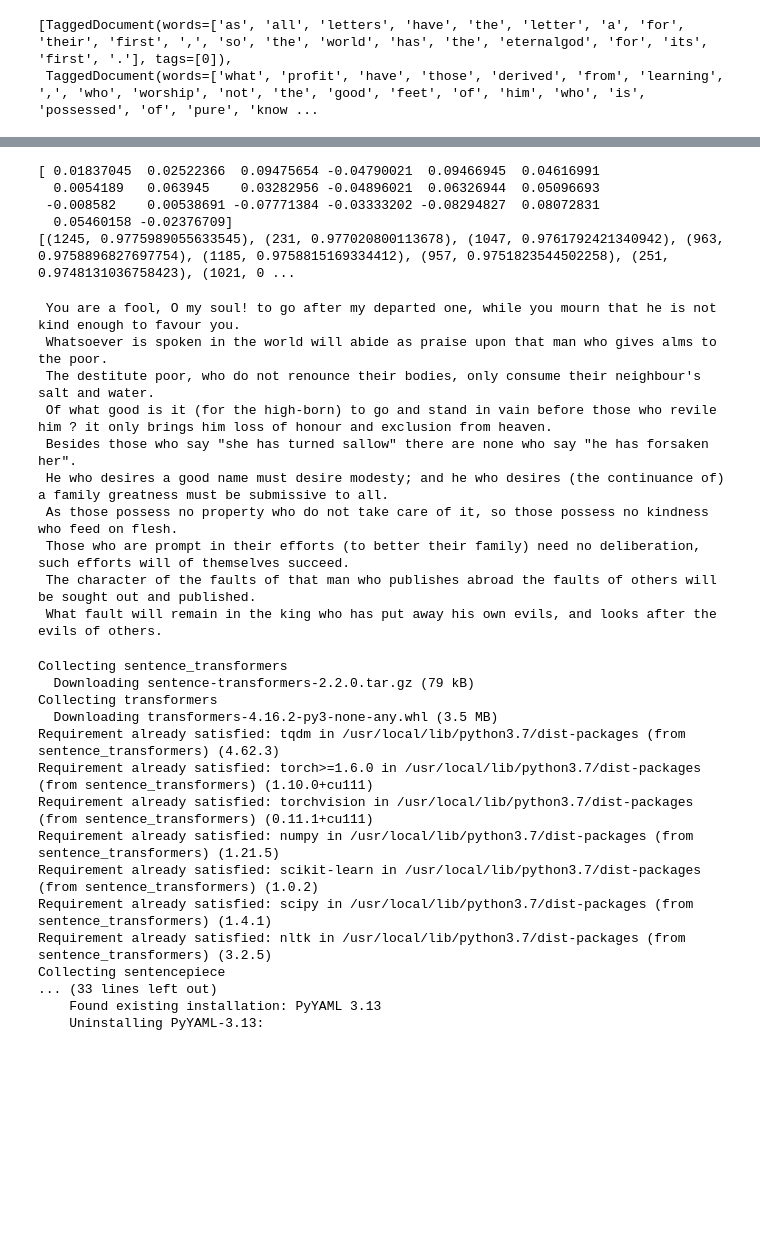
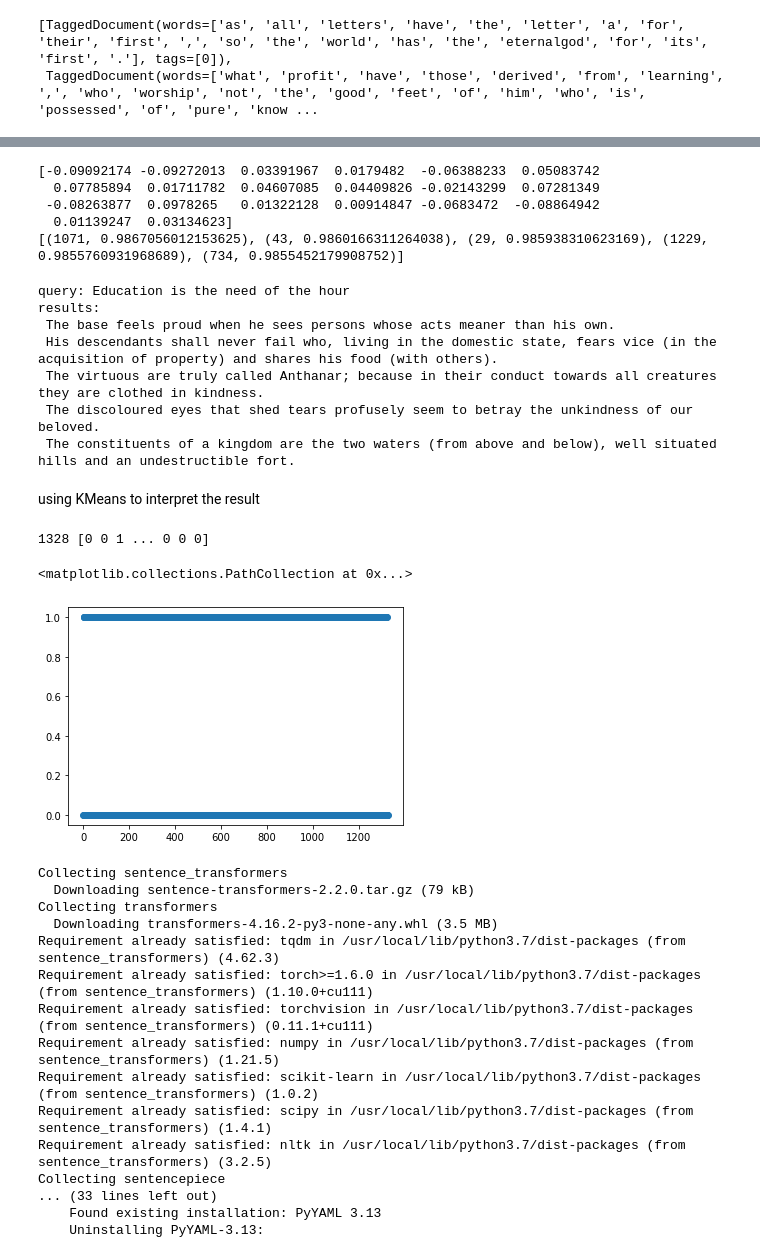
Before and after one commit to knitts-team/Context-Comprehension-Enhancement-Tamil, a Jupyter notebook: notebooks/Quote_Suggestion.ipynb, the cells around one changed output, grey strips where cells are left out. Cells and saved outputs as stored; diff of their text form; code cells hidden in the pictures; blank space fills up the shorter version.

```diff
--- a/notebooks/Quote_Suggestion.ipynb
+++ b/notebooks/Quote_Suggestion.ipynb
@@ -148,30 +148,32 @@ Wall time: 1.25 s
       dtype=float32)]
 # %%
-test_doc = word_tokenize("Education is the need of the hour".lower())
+query = "Education is the need of the hour"
+test_doc = word_tokenize(query.lower())
 test_doc_vector = model.infer_vector(test_doc)
 print(test_doc_vector)
 model.dv = model.__dict__['docvecs']
-x = model.dv.most_similar(positive = [test_doc_vector], topn=10)
+x = model.dv.most_similar(positive = [test_doc_vector], topn=5)
 print(x)
 # %% [output]
-[ 0.01837045  0.02522366  0.09475654 -0.04790021  0.09466945  0.04616991
-  0.0054189   0.063945    0.03282956 -0.04896021  0.06326944  0.05096693
- -0.008582    0.00538691 -0.07771384 -0.03333202 -0.08294827  0.08072831
-  0.05460158 -0.02376709]
-[(1245, 0.9775989055633545), (231, 0.977020800113678), (1047, 0.9761792421340942), (963, 0.9758896827697754), (1185, 0.9758815169334412), (957, 0.9751823544502258), (251, 0.9748131036758423), (1021, 0 ...
+[-0.09092174 -0.09272013  0.03391967  0.0179482  -0.06388233  0.05083742
+  0.07785894  0.01711782  0.04607085  0.04409826 -0.02143299  0.07281349
+ -0.08263877  0.0978265   0.01322128  0.00914847 -0.0683472  -0.08864942
+  0.01139247  0.03134623]
+[(1071, 0.9867056012153625), (43, 0.9860166311264038), (29, 0.985938310623169), (1229, 0.9855760931968689), (734, 0.9855452179908752)]
 # %%
 index = [sentences[j] for j in [i[0] for i in x]]
 # index = [i[0] for i in x]
+print('query:', query )
+print('results:')
 for y in index:
     print(y)
 # %% [output]
- You are a fool, O my soul! to go after my departed one, while you mourn that he is not kind enough to favour you.
- Whatsoever is spoken in the world will abide as praise upon that man who gives alms to the poor.
- The destitute poor, who do not renounce their bodies, only consume their neighbour's salt and water.
- Of what good is it (for the high-born) to go and stand in vain before those who revile him ? it only brings him loss of honour and exclusion from heaven.
- Besides those who say "she has turned sallow" there are none who say "he has forsaken her".
- He who desires a good name must desire modesty; and he who desires (the continuance of) a family greatness must be submissive to all.
- As those possess no property who do not take care of it, so those possess no kindness who feed on flesh.
- Those who are prompt in their efforts (to better their family) need no deliberation, such efforts will of themselves succeed.
- The character of the faults of that man who publishes abroad the faults of others will be sought out and published.
- What fault will remain in the king who has put away his own evils, and looks after the evils of others.
+query: Education is the need of the hour
+results:
+ The base feels proud when he sees persons whose acts meaner than his own.
+ His descendants shall never fail who, living in the domestic state, fears vice (in the acquisition of property) and shares his food (with others).
+ The virtuous are truly called Anthanar; because in their conduct towards all creatures they are clothed in kindness.
+ The discoloured eyes that shed tears profusely seem to betray the unkindness of our beloved.
+ The constituents of a kingdom are the two waters (from above and below), well situated hills and an undestructible fort.
+# %% [markdown]
+using KMeans to interpret the result
@@ -178,3 +183,15 @@ for y in index:
+# %%
+kurals_list = [word_tokenize(sent.lower()) for sent in sentences]
+# print(kurals_list)
+test_doc_vector =[model.infer_vector(kural_list) for kural_list in kurals_list]
+# print(test_doc_vector[:2])
+kmeans = KMeans(n_clusters=2, random_state=0).fit(test_doc_vector)
+print(len(kmeans.labels_), kmeans.labels_)
+plt.scatter(range(len(kmeans.labels_)), kmeans.labels_)
+# %% [output]
+1328 [0 0 1 ... 0 0 0]
+<matplotlib.collections.PathCollection at 0x...>
+[figure, added]
 # %%
 !pip install sentence_transformers transformers
 # %% [output]
```
Also changed, not shown: parts of 13 cells of this notebook, 5 other files.
